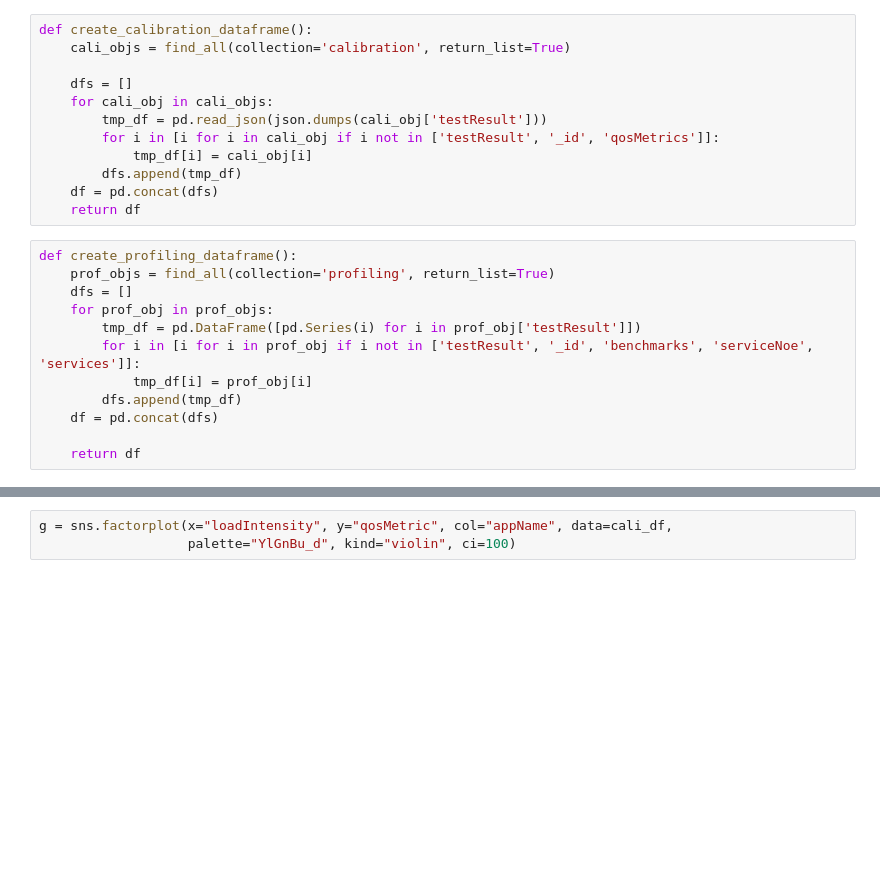
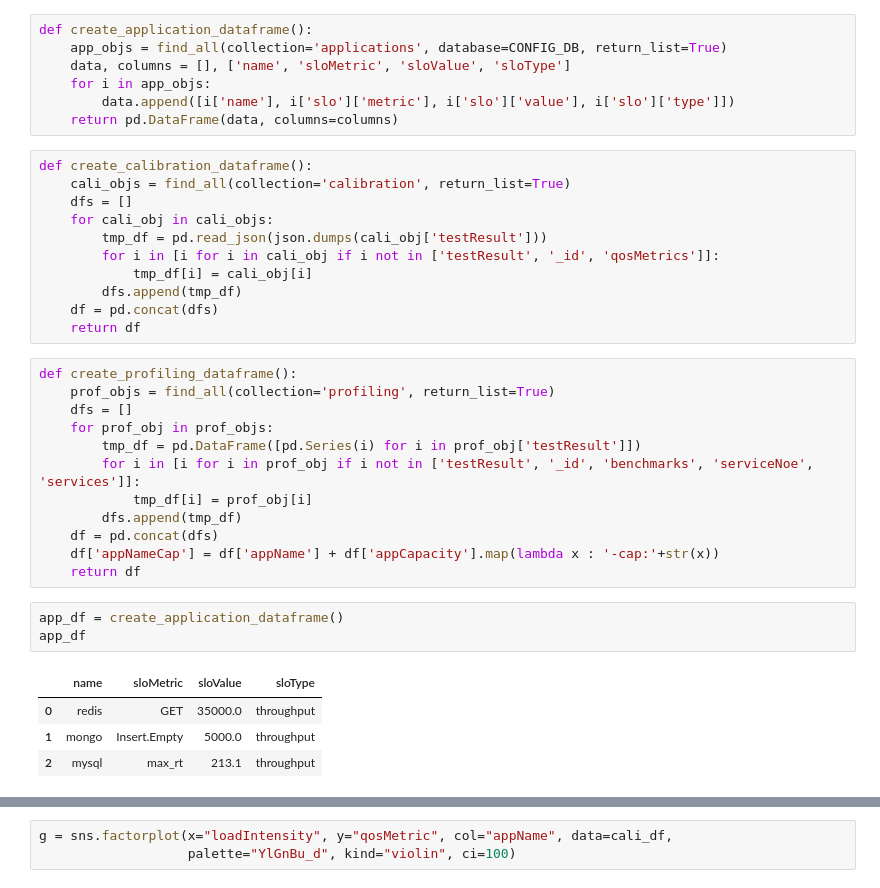
Before and after one commit to Hyperpilotio/analyzer, a Jupyter notebook: visualization.ipynb, the cells around one changed output, grey strips where cells are left out. Drawn from its saved outputs; the diff is of its cells as text; blank space fills up the shorter version.

```diff
--- a/visualization.ipynb
+++ b/visualization.ipynb
@@ -64,10 +64,16 @@ def find_one(collection, filt, proj=None, database=METRIC_DB):
         return document
     finally:
         client.close()
+# %%
+def create_application_dataframe():
+    app_objs = find_all(collection='applications', database=CONFIG_DB, return_list=True)
+    data, columns = [], ['name', 'sloMetric', 'sloValue', 'sloType']
+    for i in app_objs:
+        data.append([i['name'], i['slo']['metric'], i['slo']['value'], i['slo']['type']])
+    return pd.DataFrame(data, columns=columns)
 # %%
 def create_calibration_dataframe():
     cali_objs = find_all(collection='calibration', return_list=True)
-
     dfs = []
     for cali_obj in cali_objs:
         tmp_df = pd.read_json(json.dumps(cali_obj['testResult']))
@@ -86,5 +92,13 @@ def create_profiling_dataframe():
             tmp_df[i] = prof_obj[i]
         dfs.append(tmp_df)
     df = pd.concat(dfs)
-
+    df['appNameCap'] = df['appName'] + df['appCapacity'].map(lambda x : '-cap:'+str(x))
     return df
+# %%
+app_df = create_application_dataframe()
+app_df
+# %% [output]
+|  | name | sloMetric | sloValue | sloType |
+| 0 | redis | GET | 35000.0 | throughput |
+| 1 | mongo | Insert.Empty | 5000.0 | throughput |
+| 2 | mysql | max_rt | 213.1 | throughput |
```
Also changed, not shown: parts of 20 cells of this notebook.
